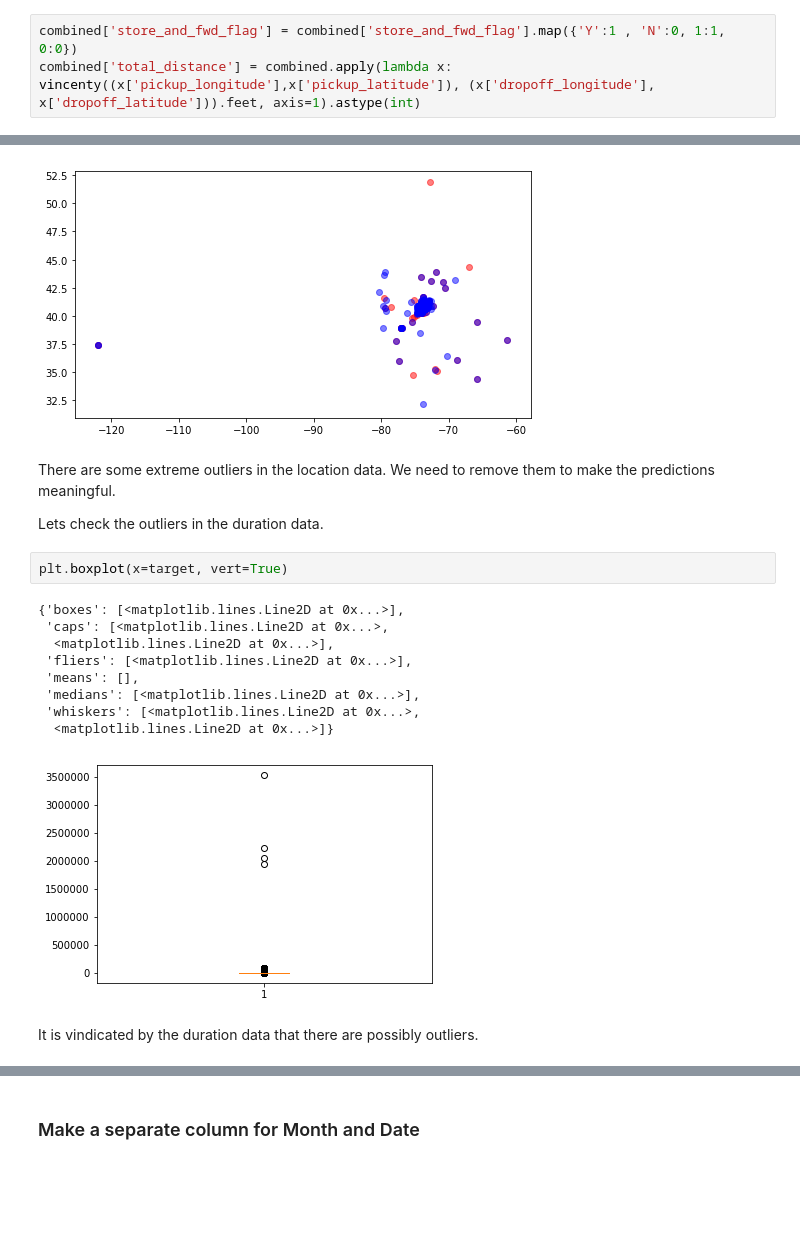
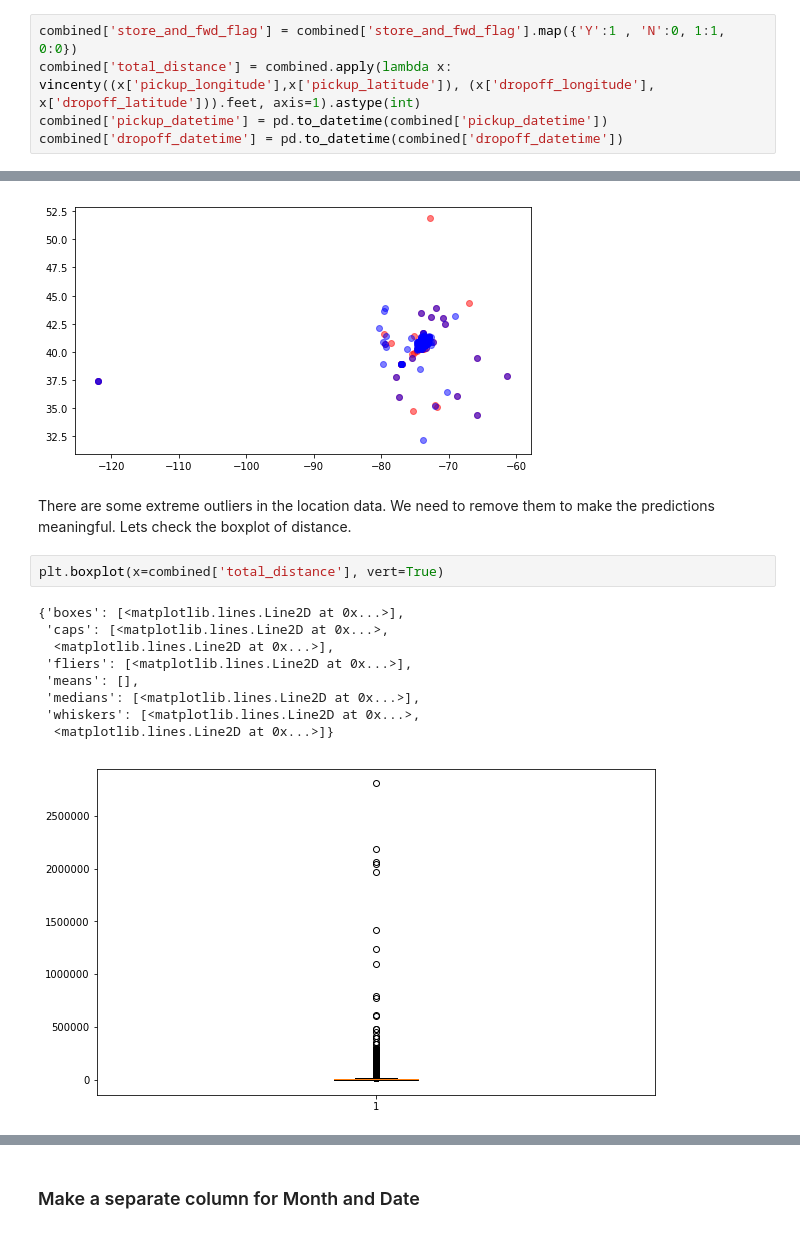
Before and after one commit to jadoonengr/Kaggle-Taxi-NYC, a Jupyter notebook: NYX_Taxi.ipynb, the cells around one changed output, grey strips where cells are left out. Drawn from its saved outputs; the diff is of its cells as text; blank space fills up the shorter version.

```diff
--- a/NYX_Taxi.ipynb
+++ b/NYX_Taxi.ipynb
@@ -220,6 +220,8 @@ combined = pd.merge(train, weather, how='inner', left_on='pickup_date', right_on
 # %%
 combined['store_and_fwd_flag'] = combined['store_and_fwd_flag'].map({'Y':1 , 'N':0, 1:1, 0:0})
 combined['total_distance'] = combined.apply(lambda x: vincenty((x['pickup_longitude'],x['pickup_latitude']), (x['dropoff_longitude'], x['dropoff_latitude'])).feet, axis=1).astype(int)
+combined['pickup_datetime'] = pd.to_datetime(combined['pickup_datetime'])
+combined['dropoff_datetime'] = pd.to_datetime(combined['dropoff_datetime'])
 # %%
 combined.dtypes
 # %% [output]
@@ -260,20 +266,16 @@ plt.scatter(combined['dropoff_longitude'], combined['dropoff_latitude'], c='blue
 <matplotlib.collections.PathCollection at 0x...>
 [figure]
 # %% [markdown]
-There are some extreme outliers in the location data. We need to remove them to make the predictions meaningful.
-
-Lets check the outliers in the duration data.
+There are some extreme outliers in the location data. We need to remove them to make the predictions meaningful. Lets check the boxplot of distance.
 # %%
-plt.boxplot(x=target, vert=True)
+plt.boxplot(x=combined['total_distance'], vert=True)
 # %% [output]
 {'boxes': [<matplotlib.lines.Line2D at 0x...>],
  'caps': [<matplotlib.lines.Line2D at 0x...>,
   <matplotlib.lines.Line2D at 0x...>],
  'fliers': [<matplotlib.lines.Line2D at 0x...>],
  'means': [],
  'medians': [<matplotlib.lines.Line2D at 0x...>],
  'whiskers': [<matplotlib.lines.Line2D at 0x...>,
   <matplotlib.lines.Line2D at 0x...>]}
-[figure, old version]
+[figure, new version]
-# %% [markdown]
-It is vindicated by the duration data that there are possibly outliers.
```
Also changed, not shown: parts of 26 cells of this notebook.
